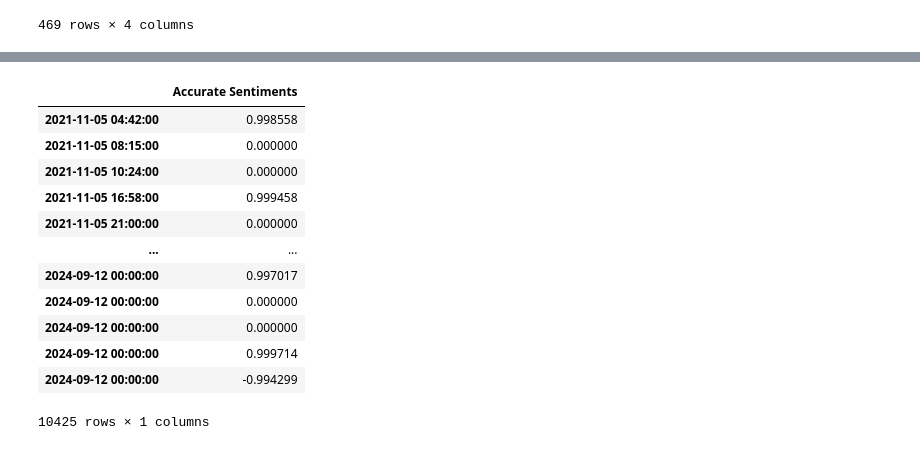
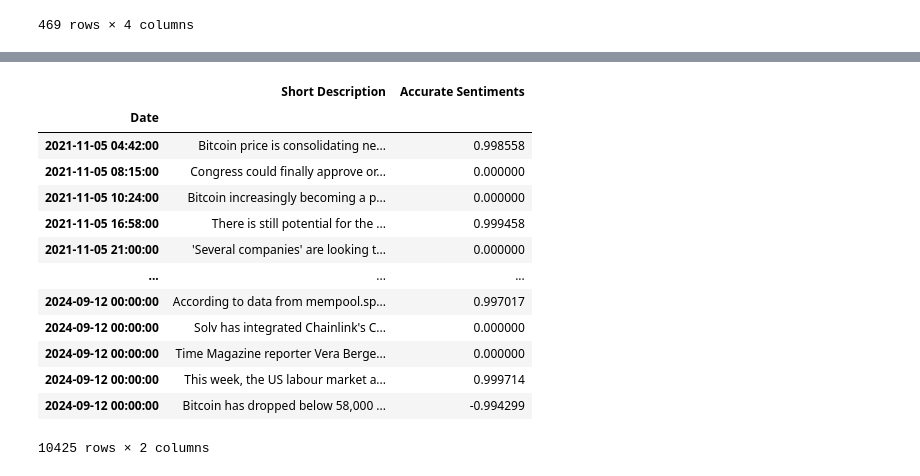
Before and after one commit to Bitcoin-Price-Prediction-Experiments/Bitcoin-Dataset-Viewer-and-Preparer, a Jupyter notebook: notebooks/datasets-preparer.ipynb, the cells around one changed output, grey strips where cells are left out. Drawn from its saved outputs; the diff is of its cells as text; code cells hidden in the pictures.

```diff
--- a/notebooks/datasets-preparer.ipynb
+++ b/notebooks/datasets-preparer.ipynb
@@ -118,4 +118,4 @@ Archive:  crypto-news.zip
 # %%
-articles_21_23 = pd.read_csv('cryptonews.csv')
+articles_21_23 = pd.read_csv('../data/cryptonews.csv', index_col='date', parse_dates = True)
 articles_21_23
 # %% [output]
@@ -135,3 +136,6 @@ articles_21_23
+# %%
+articles_21_23.rename(columns={'text': 'Short Description'}, inplace=True)
+articles_21_23.index.name = 'Date'
 # %% [markdown]
 ### II.1 - Filtering the Articles for Bitcoin-Related Content and Removing Duplicates
 # %%
@@ -144,7 +148,7 @@ articles_21_23.shape
 # %%
 date_range = pd.date_range(start='2021-11-10', end='2023-12-19', freq='D').date
 
-articles_21_23.index = pd.to_datetime(articles_21_23.date)
+articles_21_23.index = pd.to_datetime(articles_21_23.index)
 df_index_dates = articles_21_23.index.date
 
 missing_dates = np.array([])
@@ -216,7 +220,7 @@ for index in range(articles_21_23.shape[0]):
         # print(f"index N° {index}")
 # %%
 articles_21_23['Accurate Sentiments'] = sentiments_array
-articles_21_23.drop(columns=['date', 'sentiment', 'source', 'subject', 'title', 'url'], inplace=True)
+articles_21_23.drop(columns=['source', 'subject', 'title', 'url'], inplace=True)
 # %%
 articles_21_23.head(5)
 # %% [output]
@@ -271,16 +276,17 @@ articles_21_24
 # %%
-articles_21_24.drop(columns=['text', 'Description', 'Short Description'])
+articles_21_24.drop(columns=['Description'])
 # %% [output]
-|  | Accurate Sentiments |
-| 2021-11-05 04:42:00 | 0.998558 |
-| 2021-11-05 08:15:00 | 0.000000 |
-| 2021-11-05 10:24:00 | 0.000000 |
-| 2021-11-05 16:58:00 | 0.999458 |
-| 2021-11-05 21:00:00 | 0.000000 |
-| ... | ... |
-| 2024-09-12 00:00:00 | 0.997017 |
-| 2024-09-12 00:00:00 | 0.000000 |
-| 2024-09-12 00:00:00 | 0.000000 |
-| 2024-09-12 00:00:00 | 0.999714 |
-| 2024-09-12 00:00:00 | -0.994299 |
+|  | Short Description | Accurate Sentiments |
+| Date |  |  |
+| 2021-11-05 04:42:00 | Bitcoin price is consolidating ne... | 0.998558 |
+| 2021-11-05 08:15:00 | Congress could finally approve or... | 0.000000 |
+| 2021-11-05 10:24:00 | Bitcoin increasingly becoming a p... | 0.000000 |
+| 2021-11-05 16:58:00 | There is still potential for the ... | 0.999458 |
+| 2021-11-05 21:00:00 | 'Several companies' are looking t... | 0.000000 |
+| ... | ... | ... |
+| 2024-09-12 00:00:00 | According to data from mempool.sp... | 0.997017 |
+| 2024-09-12 00:00:00 | Solv has integrated Chainlink's C... | 0.000000 |
+| 2024-09-12 00:00:00 | Time Magazine reporter Vera Berge... | 0.000000 |
+| 2024-09-12 00:00:00 | This week, the US labour market a... | 0.999714 |
+| 2024-09-12 00:00:00 | Bitcoin has dropped below 58,000 ... | -0.994299 |
-10425 rows × 1 columns
+10425 rows × 2 columns
```
Also changed, not shown: parts of 5 cells of this notebook, 2 other files.
